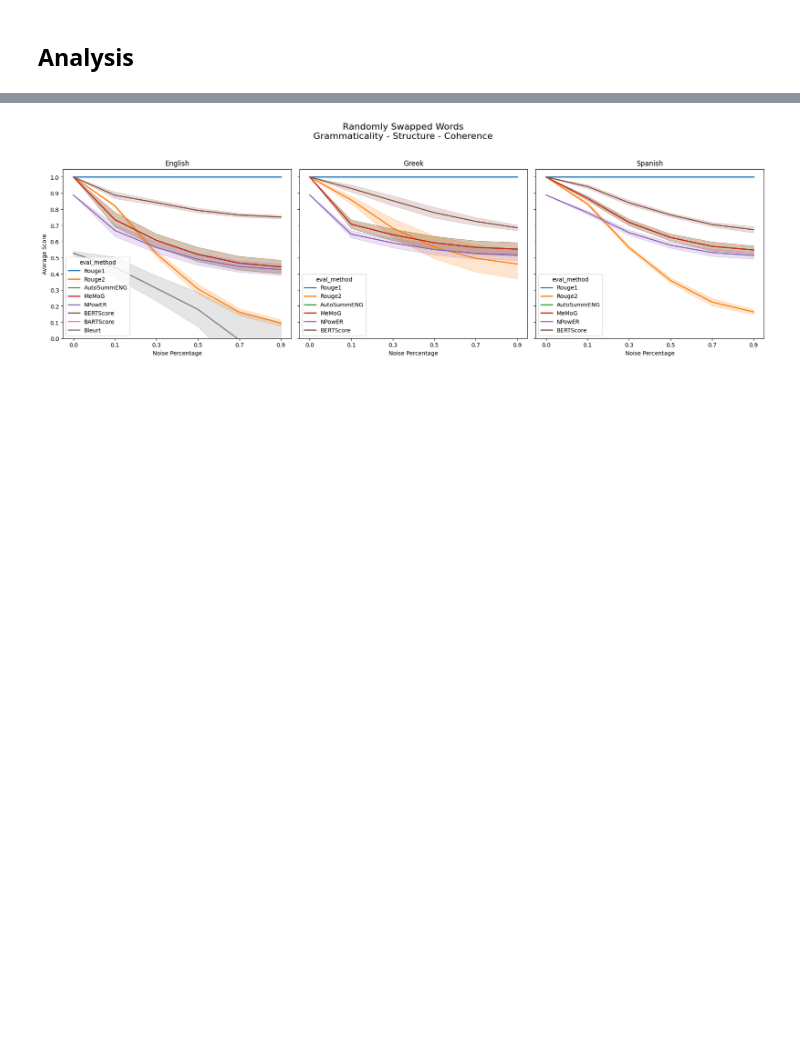
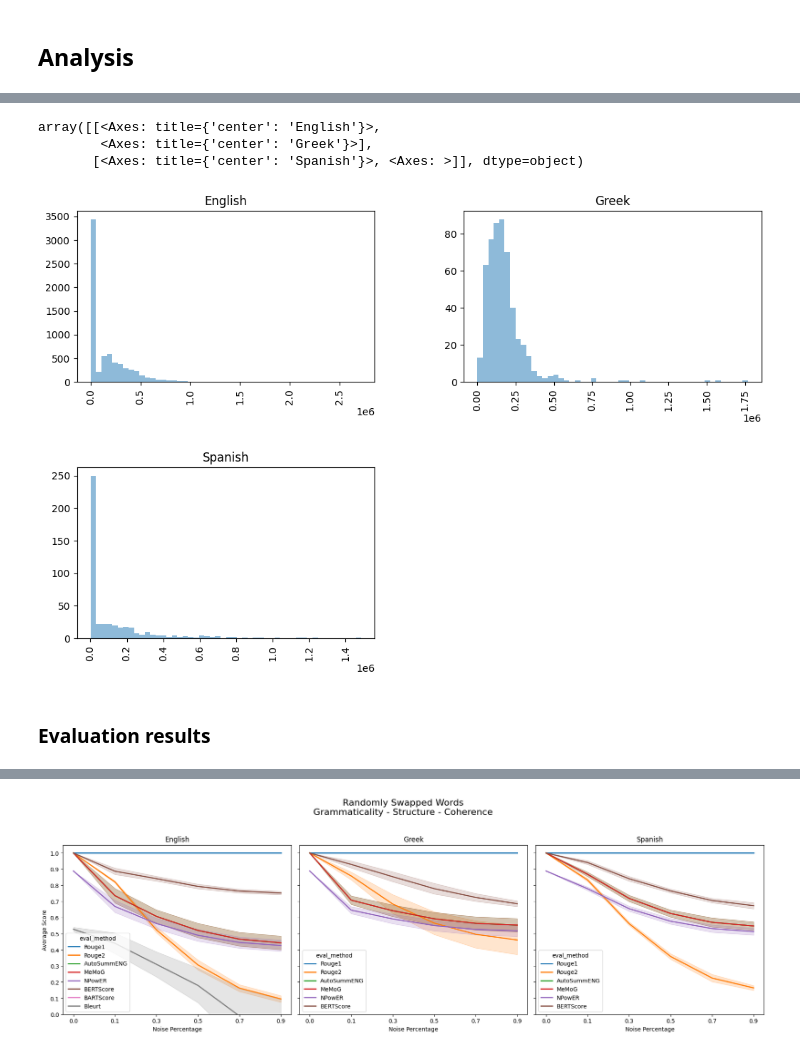
Before and after one commit to stefsyrsiri/financial-summarization-meta-evaluation, a Jupyter notebook: analysis.ipynb, the cells around one changed output, grey strips where cells are left out. Cells and saved outputs as stored; diff of their text form; code cells hidden in the pictures; blank space fills up the shorter version.

```diff
--- a/analysis.ipynb
+++ b/analysis.ipynb
@@ -349,3 +463,12 @@ pprint(corruptor2.repeat_sentence())
+# %%
+fdf['text'].str.len().hist(by=fdf['language'], bins=50, figsize=(12, 8), alpha=0.5)
+# %% [output]
+array([[<Axes: title={'center': 'English'}>,
+        <Axes: title={'center': 'Greek'}>],
+       [<Axes: title={'center': 'Spanish'}>, <Axes: >]], dtype=object)
+[figure, added]
+# %% [markdown]
+### Evaluation results
 # %%
 en = pd.read_csv('results/English.csv')  # ver: _1
 gr = pd.read_csv('results/Greek.csv')  # ver: _2
```
Also changed, not shown: parts of 15 cells of this notebook, 1 other file.
